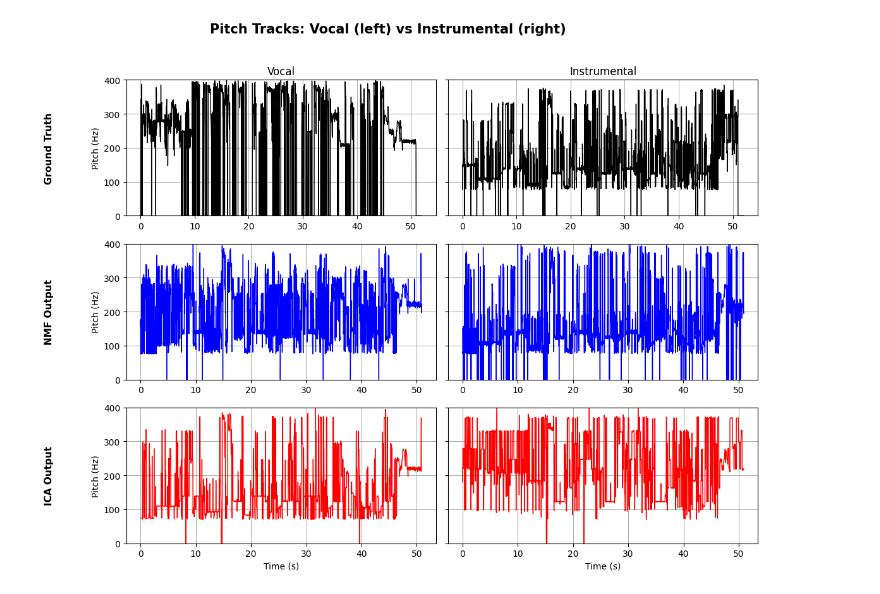
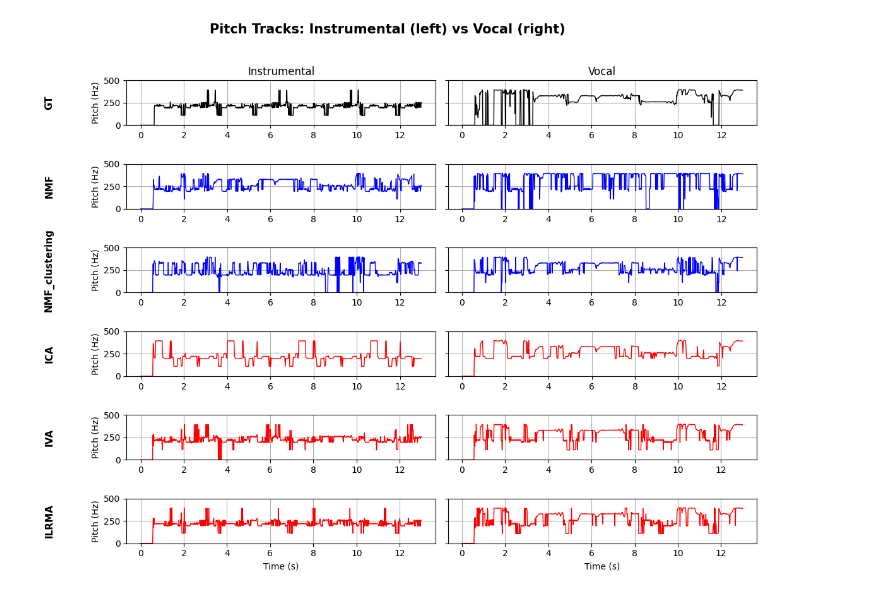
Before and after one commit to heesok/MLSP_Fall25_Project, a Jupyter notebook: scripts/plot_qualitative_results.ipynb, the cells around one changed output. Saved outputs shown, nothing was run; the diff lists cells and outputs as text; code cells hidden in the pictures.

```diff
--- a/scripts/plot_qualitative_results.ipynb
+++ b/scripts/plot_qualitative_results.ipynb
@@ -1,9 +1,12 @@
 # %%
+#dependencies
 import os
 import librosa
 import librosa.display
 import numpy as np
 import matplotlib.pyplot as plt
 from sklearn.metrics.pairwise import cosine_similarity
-home_dir = "/user_data/heesok/MLSP/MLSP_Fall25_Project"
-out_dir = os.path.join(home_dir,'figures')
+home_dir = os.path.dirname(os.getcwd())
+gt_folder = os.path.join(home_dir,"data")
+output_dir = os.path.join(home_dir,"output")
+figure_dir = os.path.join(home_dir,"figures")
@@ -42,64 +53,59 @@ ica_paths = [os.path.join(ica_folder, ica_vocal[0]), os.path.join(ica_folder, ic
+# %%
+# get files for tiki3
+tiki3_gt_files = [os.path.join(gt_folder,'Tiki3_dev1/guitar.wav'),os.path.join(gt_folder,'Tiki3_dev1/vocals.wav')]
+tiki3_bss_files = collect_audio_by_subfolder(os.path.join(output_dir,'Tiki3'))
+# comp 0 inst, comp 1 vocal for all except NMF -> need to change order
+tiki3_bss_files["NMF"] = tiki3_bss_files["NMF"][::-1]
 # %%
-def extract_pitch_track(audio_path, fmin=75, fmax=400):
-    """Return pitch track (Hz) and time axis for a given audio file."""
-    y, sr = librosa.load(audio_path, sr=None)
-    pitches, magnitudes = librosa.piptrack(y=y, sr=sr, fmin=fmin, fmax=fmax)
-    max_idx = np.argmax(magnitudes, axis=0)
-    pitch_track = pitches[max_idx, range(magnitudes.shape[1])]
-    times = librosa.times_like(pitch_track, sr=sr)
-    return times, pitch_track
+categories = ["Instrumental","Vocal"]
+methods = ["GT", "NMF", "NMF_clustering", "ICA", "IVA", "ILRMA"]
+all_files = {
+    "GT": tiki3_gt_files,
+    **tiki3_bss_files
+}
+pitch_tracks = {m: [] for m in methods}
+colors = {
+    "GT": "k",
+    "NMF": "b",
+    "NMF_clustering": "b",
+    "ICA": "r",
+    "IVA": "r",
+    "ILRMA": "r"
+}
+# plot pitch comparisons:
+fig, axes = plt.subplots(6, 2, figsize=(12, 9), sharex=False, sharey=True)
+fig.subplots_adjust(hspace=0.4, wspace=0.25)
+for row, method in enumerate(methods):
+    paths = all_files[method]
+    color = colors[method]
 
-#for cos sim
-pitch_tracks = {"GROUND": [], "NMF": [], "ICA": []}
-
-# plot pitch comparisons:
-categories = ["Vocal", "Instrumental"]
-# plotting
-fig, axes = plt.subplots(3, 2, figsize=(12, 9), sharex=False, sharey=True)
-fig.subplots_adjust(hspace=0.4, wspace=0.25)
-
-row_labels = ["Ground Truth", "NMF Output", "ICA Output"]
-colors = ["k", "b", "r"]
-
-for row, (label, paths, color) in enumerate(zip(row_labels,
-                                                [gt_paths, nmf_paths, ica_paths],
-                                                colors)):
     for col, path in enumerate(paths):
         times, pitch_track = extract_pitch_track(path)
         pitch_track = np.nan_to_num(pitch_track)
-        pitch_tracks[label.split()[0].upper()].append(pitch_track)
+
+        pitch_tracks[method].append(pitch_track)
+
         ax = axes[row, col]
         ax.plot(times, pitch_track, color=color, lw=1)
-        ax.set_ylim(0, 400)
+        ax.set_ylim(0, 500)
         ax.grid(True)
-        if row == 2:
+
+        if row == len(methods) - 1:
             ax.set_xlabel("Time (s)")
         if col == 0:
             ax.set_ylabel("Pitch (Hz)")
         if row == 0:
             ax.set_title(categories[col])
 
 # row labels on the left
-for ax, label in zip(axes[:, 0], row_labels):
-    ax.annotate(label, xy=(-0.25, 0.5), xycoords='axes fraction',
-                ha='center', va='center', rotation=90, fontsize=11, weight='bold')
+for ax, label in zip(axes[:, 0], methods):
+    ax.annotate(label, xy=(-0.25, 0.5), xycoords="axes fraction",
+                ha="center", va="center", rotation=90,
+                fontsize=11, weight="bold")
 
-fig.suptitle("Pitch Tracks: Vocal (left) vs Instrumental (right)", fontsize=15, weight='bold')
+fig.suptitle("Pitch Tracks: Instrumental (left) vs Vocal (right)", fontsize=15, weight='bold')
 plt.tight_layout(rect=[0.05, 0, 1, 0.96])
-plt.savefig(os.path.join(out_dir,"pitch_tracks_compare_to_GT.png"), dpi=300, bbox_inches="tight")
+plt.savefig(os.path.join(figure_dir,"tiki3_pitch_tracks_compare_to_GT.png"), dpi=300, bbox_inches="tight")
 plt.show()
-
-for col, source_type in enumerate(categories):
-    gt = pitch_tracks["GROUND"][col]
-    nmf = pitch_tracks["NMF"][col]
-    ica = pitch_tracks["ICA"][col]
-
-    min_len = min(len(gt), len(nmf), len(ica))
-    gt, nmf, ica = gt[:min_len], nmf[:min_len], ica[:min_len]
-
-    cos_nmf = cosine_similarity(gt.reshape(1, -1), nmf.reshape(1, -1))[0, 0]
-    cos_ica = cosine_similarity(gt.reshape(1, -1), ica.reshape(1, -1))[0, 0]
-
-    print(f"{source_type} | Cosine similarity: GT–NMF={cos_nmf:.3f}, GT–ICA={cos_ica:.3f}")
 # %% [output]
-[figure, old version]
+[figure, new version]
```
Also changed, not shown: parts of 9 cells of this notebook, 8 other files.
